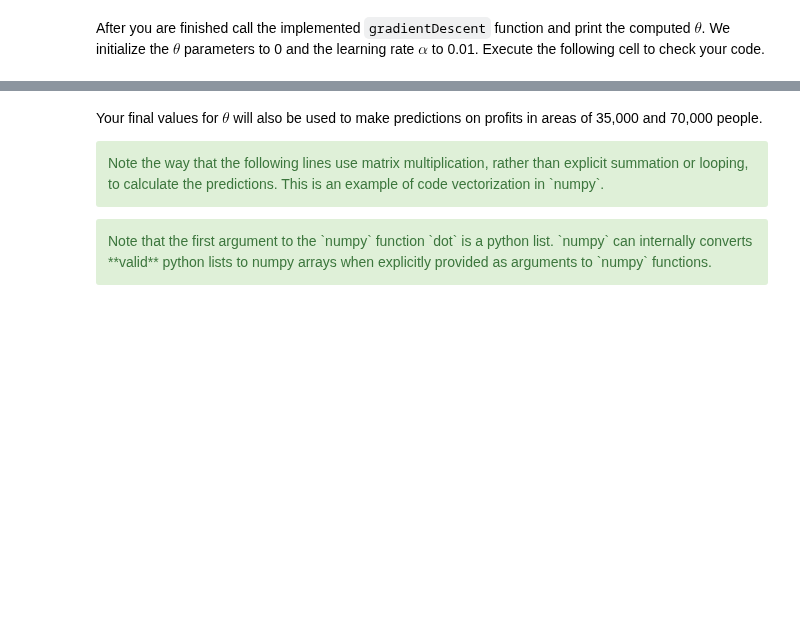
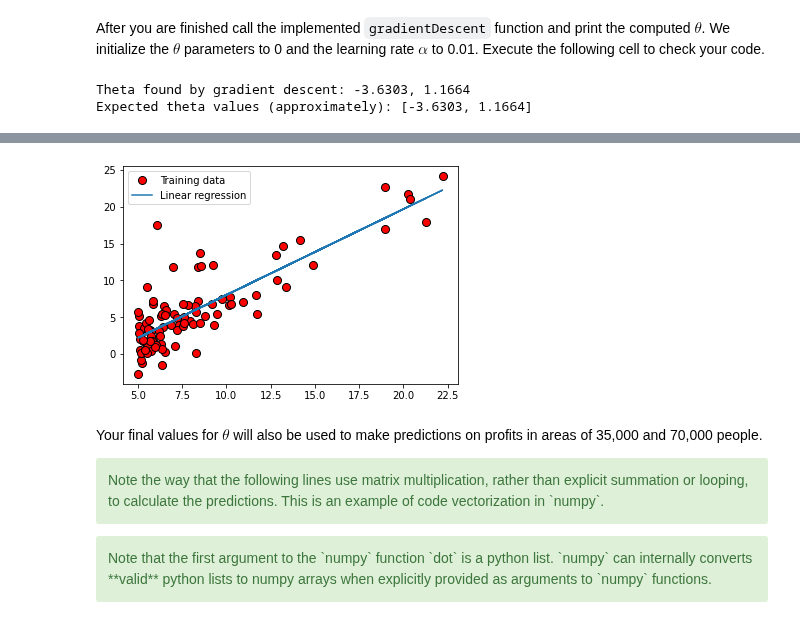
Before and after one commit to dibgerge/ml-coursera-python-assignments, a Jupyter notebook: Exercise1/exercise1.ipynb, the cells around one changed output, grey strips where cells are left out. Cells and saved outputs as stored; diff of their text form; code cells hidden in the pictures; blank space fills up the shorter version.

```diff
--- a/Exercise1/exercise1.ipynb
+++ b/Exercise1/exercise1.ipynb
@@ -246,7 +278,7 @@ We have already set up the data for linear regression. In the following cell, we
 # Add a column of ones to X. The numpy function stack joins arrays along a given axis.
 # The first axis (axis=0) refers to rows (training examples)
 # and second axis (axis=1) refers to columns (features).
-X = np.stack([np.ones(m), X], axis=1)
+x = np.stack([np.ones(m), x], axis=1)
 # %% [markdown]
 <a id="section2"></a>
 #### 2.2.3 Computing the cost $J(\theta)$
@@ -256,7 +288,7 @@ As you perform gradient descent to learn minimize the cost function $J(\theta)$,
 Your next task is to complete the code for the function `computeCost` which computes $J(\theta)$. As you are doing this, remember that the variables $X$ and $y$ are not scalar values. $X$ is a matrix whose rows represent the examples from the training set and $y$ is a vector whose each element represent the value at a given row of $X$.
 <a id="computeCost"></a>
 # %%
-def computeCost(X, y, theta):
+def computeCost(x, y, theta):
     """
     Compute cost for linear regression. Computes the cost of using theta as the
     parameter for linear regression to fit the data points in X and y.
@@ -274,7 +306,7 @@ def computeCost(X, y, theta):
 
     theta : array_like
         The parameters for the regression function. This is a vector of
-        shape (n+1, ).
+        shape (n+1, ). Contains theta_0
 
     Returns
     -------
@@ -292,10 +324,9 @@ def computeCost(X, y, theta):
 
     # You need to return the following variables correctly
     J = 0
-
     # ====================== YOUR CODE HERE =====================
-
-
+    h = x@theta
+    J = 0.5*1/m*np.transpose(h-y)@(h-y)
     # ===========================================================
     return J
 # %% [markdown]
@@ -337,14 +380,14 @@ Given the above, the function `np.dot` which we will use for all matrix/vector m
 <div>
 <a id="gradientDescent"></a>
 # %%
-def gradientDescent(X, y, theta, alpha, num_iters):
+def gradientDescent(x, y, theta, alpha, num_iters):
     """
     Performs gradient descent to learn `theta`. Updates theta by taking `num_iters`
     gradient steps with learning rate `alpha`.
 
     Parameters
     ----------
-    X : array_like
+    x : array_like
         The input dataset of shape (m x n+1).
 
     y : array_like
@@ -386,12 +429,12 @@ def gradientDescent(X, y, theta, alpha, num_iters):
 
     for i in range(num_iters):
         # ==================== YOUR CODE HERE =================================
-
-
+        h=x@theta
+        theta = theta - alpha*1/m*np.transpose(x)@(h-y)
         # =====================================================================
 
         # save the cost J in every iteration
-        J_history.append(computeCost(X, y, theta))
+        J_history.append(computeCost(x, y, theta))
 
     return theta, J_history
 # %% [markdown]
@@ -404,18 +447,24 @@ theta = np.zeros(2)
 iterations = 1500
 alpha = 0.01
 
-theta, J_history = gradientDescent(X ,y, theta, alpha, iterations)
+theta, J_history = gradientDescent(x ,y, theta, alpha, iterations)
 print('Theta found by gradient descent: {:.4f}, {:.4f}'.format(*theta))
 print('Expected theta values (approximately): [-3.6303, 1.1664]')
+# %% [output]
+Theta found by gradient descent: -3.6303, 1.1664
+Expected theta values (approximately): [-3.6303, 1.1664]
 # %% [markdown]
 We will use your final parameters to plot the linear fit. The results should look like the following figure.
 
 ![](Figures/regression_result.png)
 # %%
 # plot the linear fit
-plotData(X[:, 1], y)
-pyplot.plot(X[:, 1], np.dot(X, theta), '-')
-pyplot.legend(['Training data', 'Linear regression']);
+plt.plot(x[:,1],y,'ro',ms=8,mec='k')
+plt.plot(x[:, 1], np.dot(x, theta), '-')
+plt.legend(['Training data', 'Linear regression']);
+plt.show()
+# %% [output]
+[figure, added]
 # %% [markdown]
 Your final values for $\theta$ will also be used to make predictions on profits in areas of 35,000 and 70,000 people.
 
```
Also changed, not shown: parts of 28 cells of this notebook.
